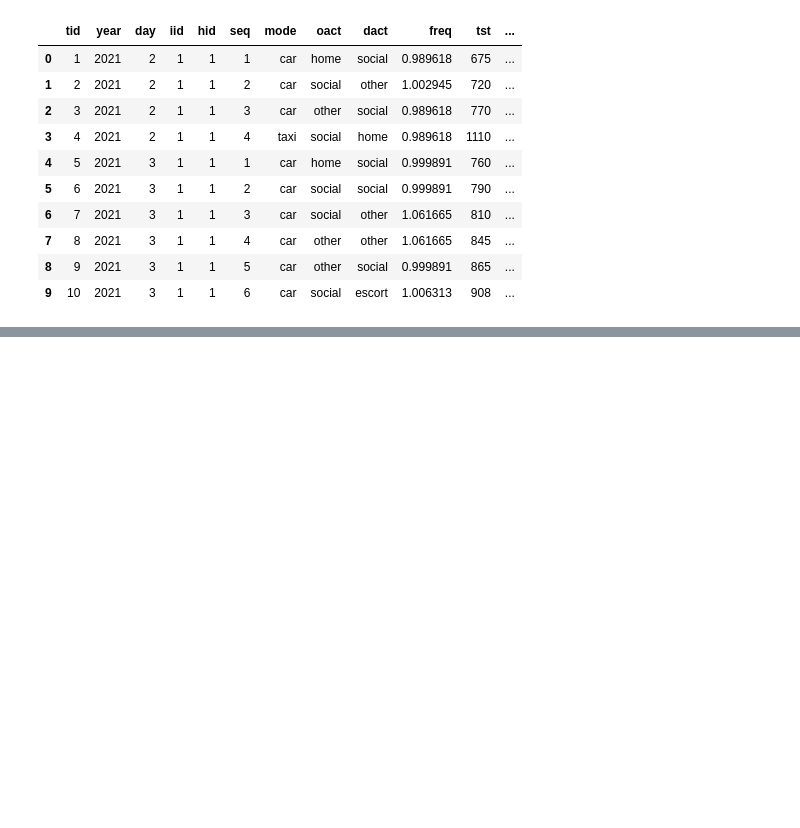
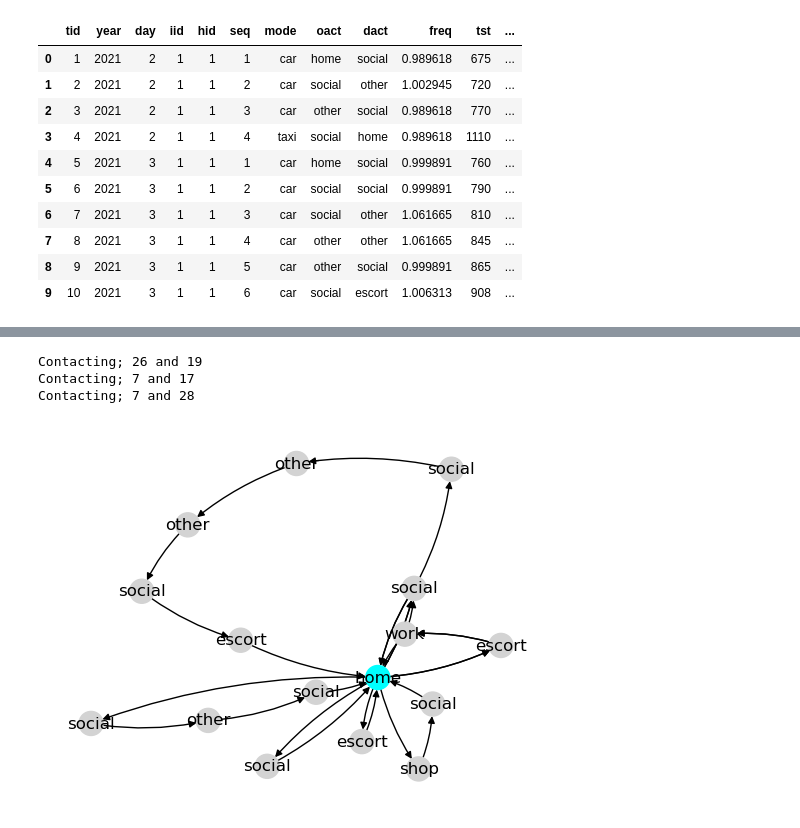
Before and after one commit to fredshone/ntsx, a Jupyter notebook: demo.ipynb, the cells around one changed output, grey strips where cells are left out. Drawn from its saved outputs; the diff is of its cells as text; code cells hidden in the pictures; blank space fills up the shorter version.

```diff
--- a/demo.ipynb
+++ b/demo.ipynb
@@ -97,0 +55,15 @@ AtlasView({0: {'duration': 600, 'tst': datetime.timedelta(days=3, seconds=45600)
+# %%
+# now we merge similar looking facilities beyond the anchors
+# we do this by iteratively searching facilities breadth first from the home facility
+# for each facility we condider all pairs of trips (in and out)
+# if the trips are similar and come from similar looking facilities we merge the facilities
+# Facility similarity is based on a facility having the same activity typpe and zone
+# Trip similarity is based on the trip mode being the same and the duration being similar
+
+merged_g = ops.merge_similar(g_anchored, duration_tolerance=0.2, verbose=True)
+plot(merged_g)
+# %% [output]
+Contacting; 26 and 19
+Contacting; 7 and 17
+Contacting; 7 and 28
+[figure, added]
```
Also changed, not shown: parts of 12 cells of this notebook, 3 other files.
